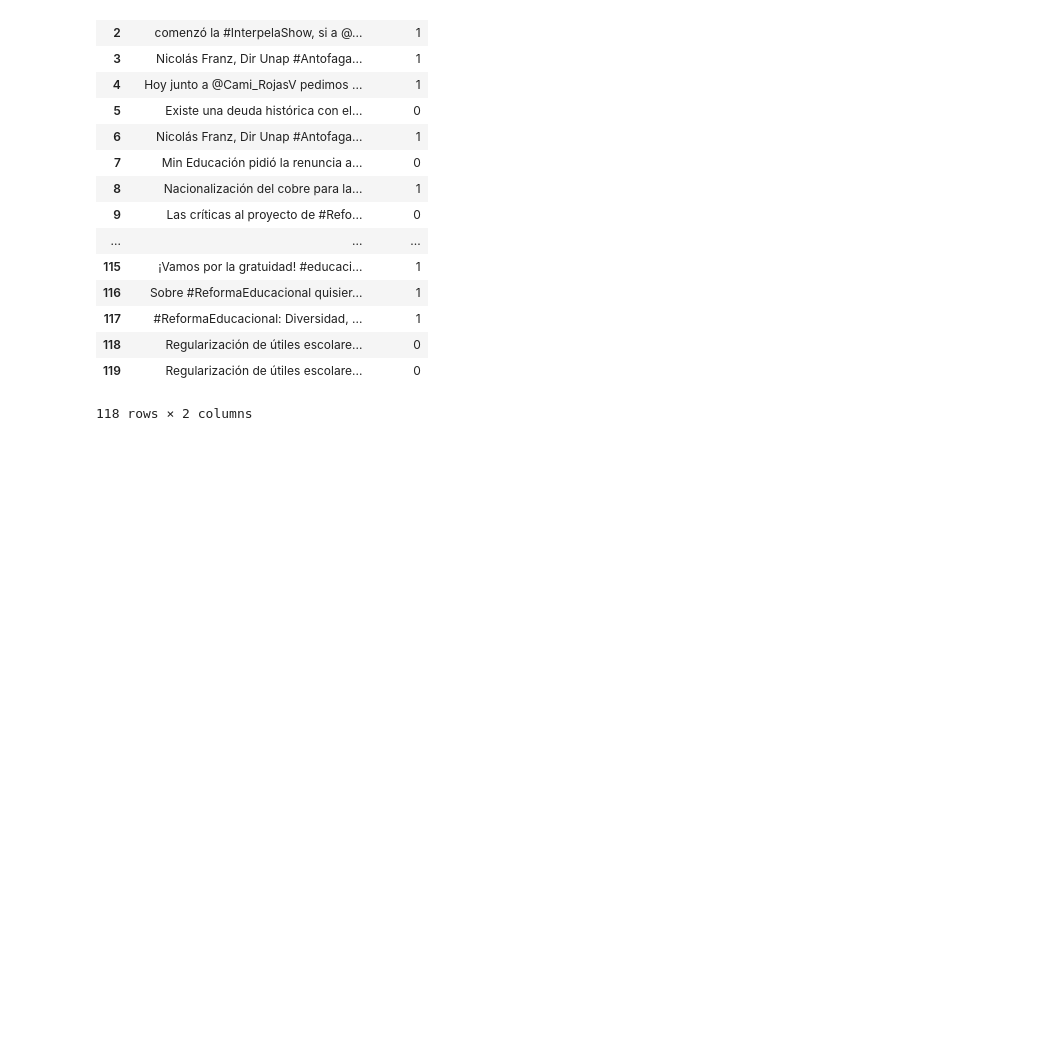
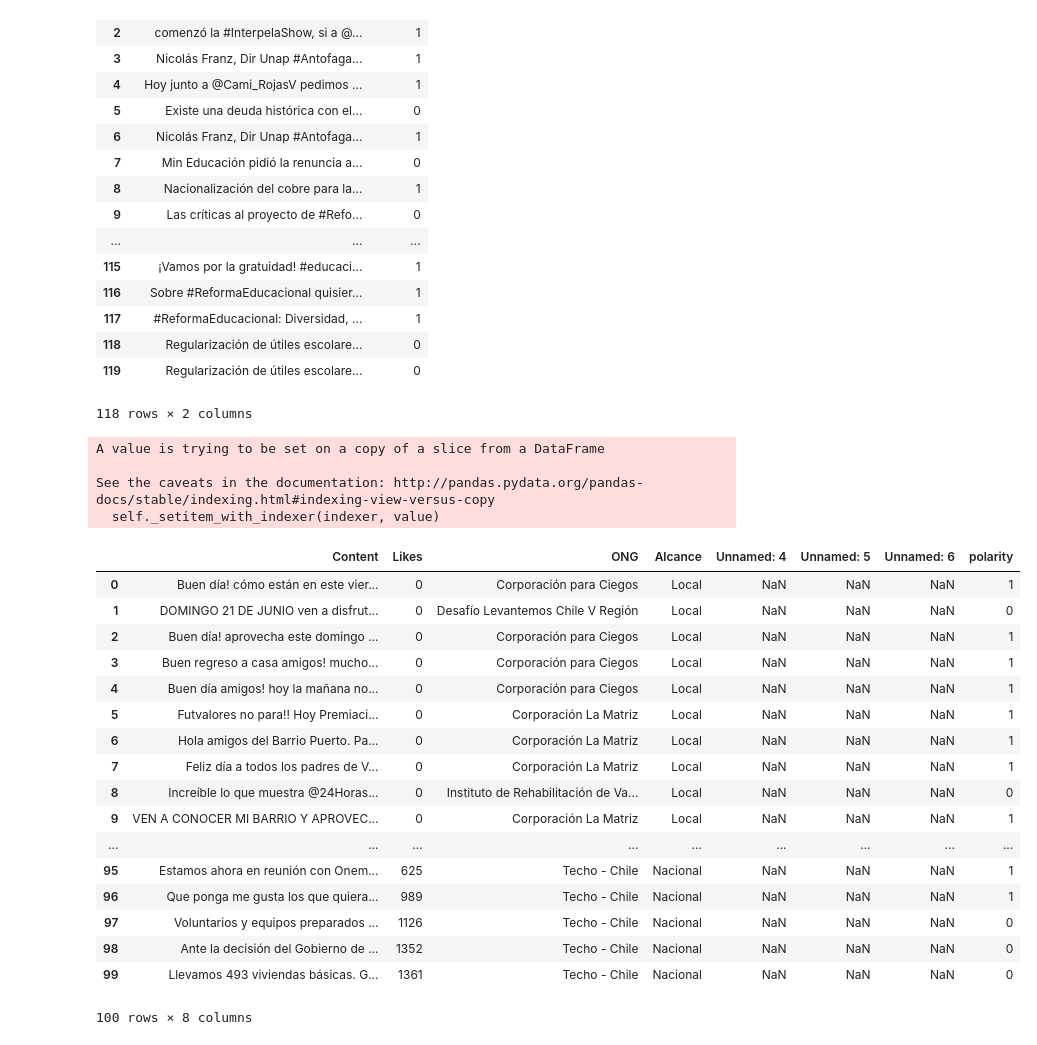
Before and after one commit to vansimonsen/Spanish-NLP, a Jupyter notebook: NLP Test.ipynb, the cells around one changed output. Drawn from its saved outputs; the diff is of its cells as text; code cells hidden in the pictures; blank space fills up the shorter version.

Commit message:
predicted Facebook Data

```diff
--- a/NLP Test.ipynb
+++ b/NLP Test.ipynb
@@ -332,0 +335,30 @@ re_test
+# %%
+tr, ts = read_data('datasets/csv/general-tweets-train-tagged.csv', '100FB.csv')
+# %%
+result = nlp(tr,ts)
+# %% [output]
+A value is trying to be set on a copy of a slice from a DataFrame
+
+See the caveats in the documentation: http://pandas.pydata.org/pandas-docs/stable/indexing.html#indexing-view-versus-copy
+  self._setitem_with_indexer(indexer, value)
+# %%
+result
+# %% [output]
+|  | Content | Likes | ONG | Alcance | Unnamed: 4 | Unnamed: 5 | Unnamed: 6 | polarity |
+| 0 | Buen día! cómo están en este vier... | 0 | Corporación para Ciegos | Local | NaN | NaN | NaN | 1 |
+| 1 | DOMINGO 21 DE JUNIO ven a disfrut... | 0 | Desafío Levantemos Chile V Región | Local | NaN | NaN | NaN | 0 |
+| 2 | Buen día! aprovecha este domingo ... | 0 | Corporación para Ciegos | Local | NaN | NaN | NaN | 1 |
+| 3 | Buen regreso a casa amigos! mucho... | 0 | Corporación para Ciegos | Local | NaN | NaN | NaN | 1 |
+| 4 | Buen día amigos! hoy la mañana no... | 0 | Corporación para Ciegos | Local | NaN | NaN | NaN | 1 |
+| 5 | Futvalores no para!! Hoy Premiaci... | 0 | Corporación La Matriz | Local | NaN | NaN | NaN | 1 |
+| 6 | Hola amigos del Barrio Puerto. Pa... | 0 | Corporación La Matriz | Local | NaN | NaN | NaN | 1 |
+| 7 | Feliz día a todos los padres de V... | 0 | Corporación La Matriz | Local | NaN | NaN | NaN | 1 |
+| 8 | Increíble lo que muestra @24Horas... | 0 | Instituto de Rehabilitación de Va... | Local | NaN | NaN | NaN | 0 |
+| 9 | VEN A CONOCER MI BARRIO Y APROVEC... | 0 | Corporación La Matriz | Local | NaN | NaN | NaN | 1 |
+| ... | ... | ... | ... | ... | ... | ... | ... | ... |
+| 95 | Estamos ahora en reunión con Onem... | 625 | Techo - Chile | Nacional | NaN | NaN | NaN | 1 |
+| 96 | Que ponga me gusta los que quiera... | 989 | Techo - Chile | Nacional | NaN | NaN | NaN | 1 |
+| 97 | Voluntarios y equipos preparados ... | 1126 | Techo - Chile | Nacional | NaN | NaN | NaN | 0 |
+| 98 | Ante la decisión del Gobierno de ... | 1352 | Techo - Chile | Nacional | NaN | NaN | NaN | 0 |
+| 99 | Llevamos 493 viviendas básicas. G... | 1361 | Techo - Chile | Nacional | NaN | NaN | NaN | 0 |
+100 rows × 8 columns
```
Also changed, not shown: parts of 1 cell of this notebook, 9 other files.
